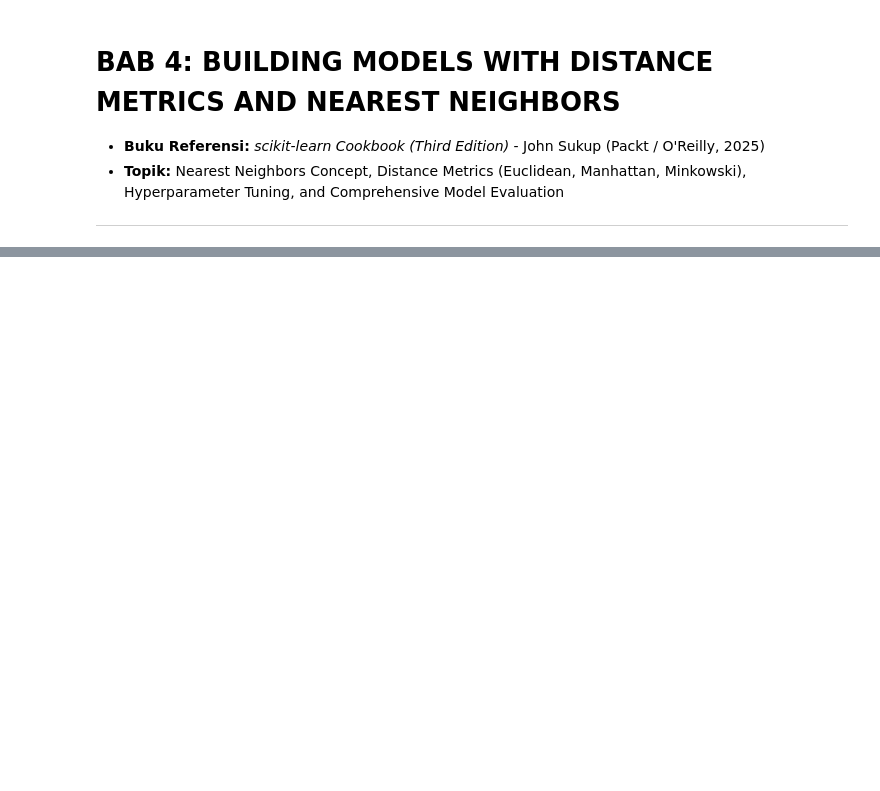
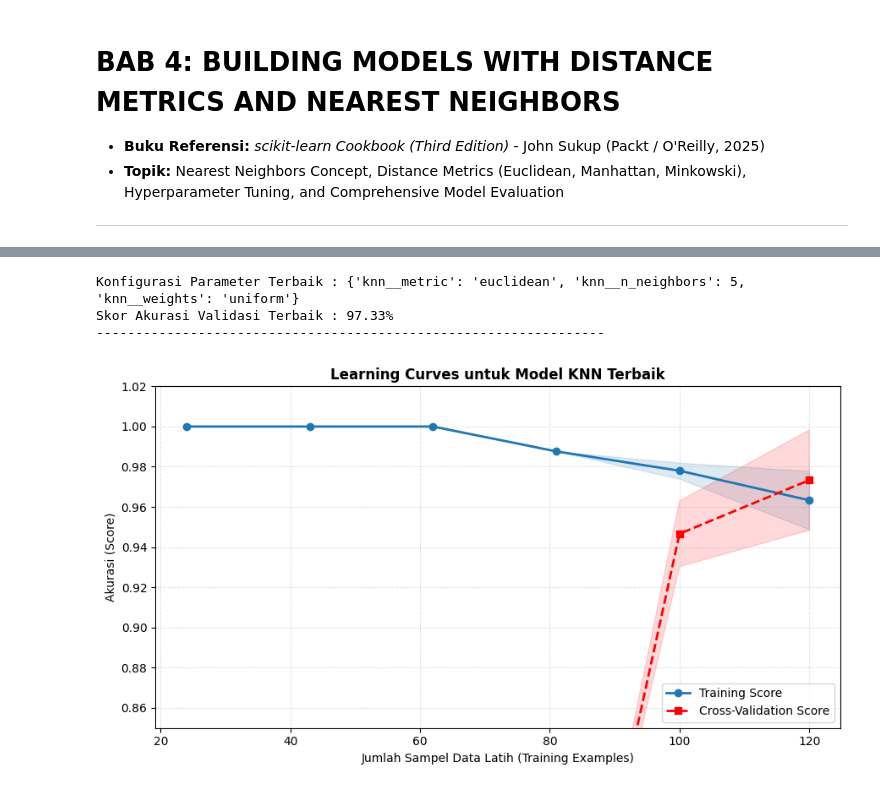
Before and after one commit to dwikidias/scikit-learn-Cookbook, a Jupyter notebook: Bab_4_Distance_Metrics_and_Nearest_Neighbors.ipynb, the cells around one changed output, grey strips where cells are left out. Drawn from its saved outputs; the diff is of its cells as text; code cells hidden in the pictures; blank space fills up the shorter version.

```diff
--- a/Bab_4_Distance_Metrics_and_Nearest_Neighbors.ipynb
+++ b/Bab_4_Distance_Metrics_and_Nearest_Neighbors.ipynb
@@ -335,0 +105,69 @@ Pada Bab 4 buku *scikit-learn Cookbook (Third Edition)* oleh John Sukup, kita te
+# %%
+# 1. Memuat dataset bunga Iris
+iris = load_iris()
+X_iris, y_iris = iris.data, iris.target
+target_names = iris.target_names
+
+# 2. Pipeline Terpadu: Standarisasi -> KNN
+knn_pipe = Pipeline([
+    ('scaler', StandardScaler()),
+    ('knn', KNeighborsClassifier())
+])
+
+# 3. Hyperparameter Tuning menggunakan GridSearchCV
+param_grid = {
+    'knn__n_neighbors': [1, 3, 5, 7, 9, 11, 15],
+    'knn__weights': ['uniform', 'distance'],
+    'knn__metric': ['euclidean', 'manhattan']
+}
+
+cv_strat = StratifiedKFold(n_splits=5, shuffle=True, random_state=42)
+grid_knn = GridSearchCV(knn_pipe, param_grid, cv=cv_strat, scoring='accuracy')
+grid_knn.fit(X_iris, y_iris)
+
+best_knn = grid_knn.best_estimator_
+print(f"Konfigurasi Parameter Terbaik : {grid_knn.best_params_}")
+print(f"Skor Akurasi Validasi Terbaik : {grid_knn.best_score_ * 100:.2f}%")
+print("-" * 65)
+
+# 4. Menghitung Kurva Pembelajaran (Learning Curves)
+train_sizes, train_scores, val_scores = learning_curve(
+    estimator=best_knn,
+    X=X_iris,
+    y=y_iris,
+    train_sizes=np.linspace(0.2, 1.0, 6),
+    cv=cv_strat,
+    scoring='accuracy',
+    random_state=42
+)
+
+train_mean = np.mean(train_scores, axis=1)
+train_std = np.std(train_scores, axis=1)
+val_mean = np.mean(val_scores, axis=1)
+val_std = np.std(val_scores, axis=1)
+
+# 5. Visualisasi Learning Curves
+fig, ax = plt.subplots(figsize=(9, 5))
+
+# Plot Skor Data Latih
+ax.plot(train_sizes, train_mean, color='#1f77b4', marker='o', linewidth=2, label='Training Score')
+ax.fill_between(train_sizes, train_mean - train_std, train_mean + train_std, alpha=0.15, color='#1f77b4')
+
+# Plot Skor Validasi Silang
+ax.plot(train_sizes, val_mean, color='red', marker='s', linewidth=2, linestyle='--', label='Cross-Validation Score')
+ax.fill_between(train_sizes, val_mean - val_std, val_mean + val_std, alpha=0.15, color='red')
+
+ax.set_title('Learning Curves untuk Model KNN Terbaik', fontsize=12, fontweight='bold')
+ax.set_xlabel('Jumlah Sampel Data Latih (Training Examples)', fontsize=10)
+ax.set_ylabel('Akurasi (Score)', fontsize=10)
+ax.set_ylim([0.85, 1.02])
+ax.legend(loc='lower right', fontsize=10)
+ax.grid(True, linestyle=':', alpha=0.6)
+
+plt.tight_layout()
+plt.show()
+# %% [output]
+Konfigurasi Parameter Terbaik : {'knn__metric': 'euclidean', 'knn__n_neighbors': 5, 'knn__weights': 'uniform'}
+Skor Akurasi Validasi Terbaik : 97.33%
+-----------------------------------------------------------------
+[figure, added]
```
Also changed, not shown: parts of 21 cells of this notebook.
